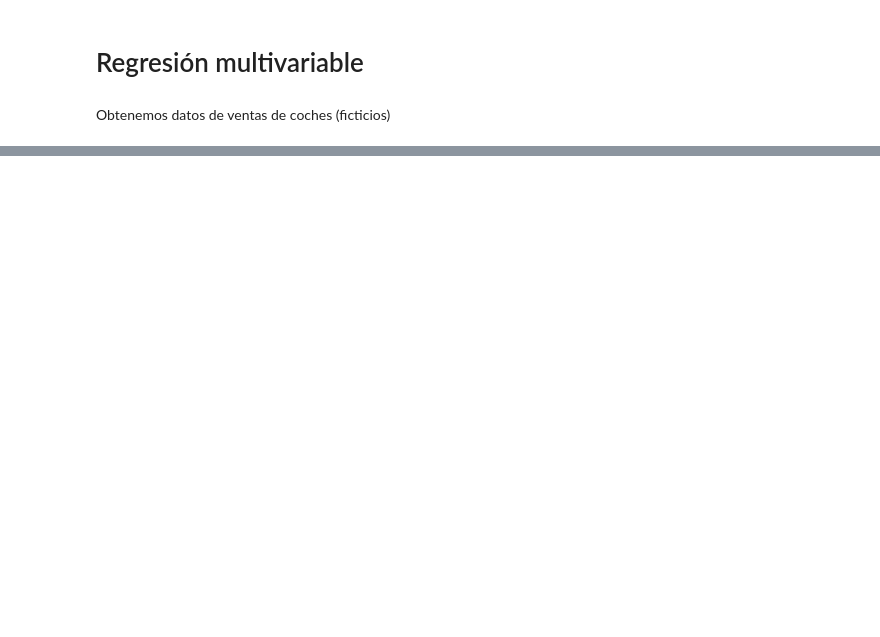
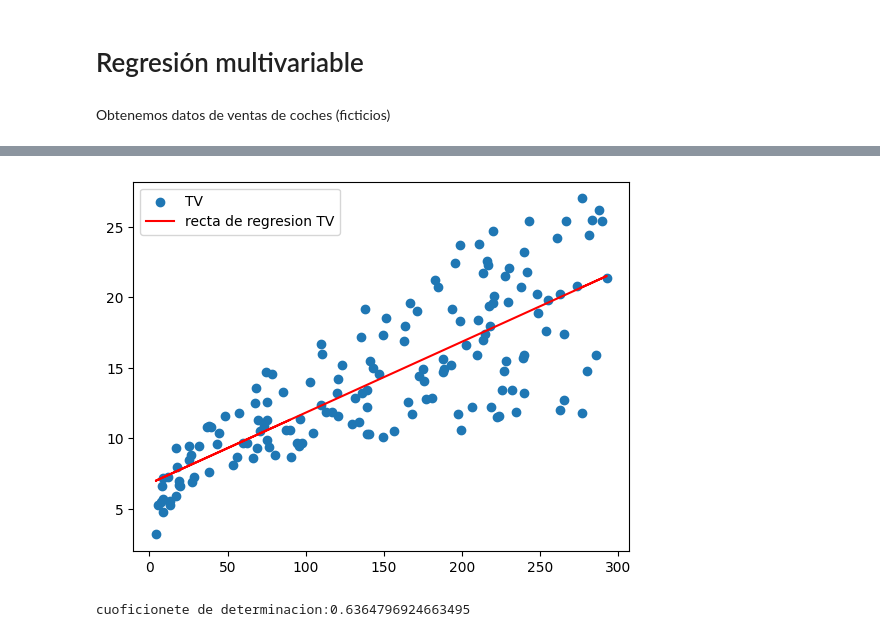
Before and after one commit to MarioAran/AI-con-python, a Jupyter notebook: modulo_4/act/regresión-multivariable.ipynb, the cells around one changed output, grey strips where cells are left out. Drawn from its saved outputs; the diff is of its cells as text; code cells hidden in the pictures; blank space fills up the shorter version.

Commit message:
new regresiona multivariable

```diff
--- a/modulo_4/act/regresión-multivariable.ipynb
+++ b/modulo_4/act/regresión-multivariable.ipynb
@@ -104,0 +48,10 @@ print(predicted)
+# %%
+
+lines = df['TV'].count()
+print(lines)
+value = lines * 0.8
+value2 = lines * 0.2
+train = df.sample(int(value))
+test = df.drop(train.index)
+#train.head()
+test.head()
@@ -104,0 +66,25 @@ print(predicted)
+# %%
+%matplotlib inline
+import matplotlib.pyplot as plt
+from sklearn.preprocessing import StandardScaler
+import statsmodels.api as sm
+from scipy import stats
+
+scale = StandardScaler()
+
+X = train[['TV', 'radio', 'newspaper']] # con doble corchete el resultado es otro DF
+X_scaled = scale.fit_transform(X)
+y = train[['sales']] #el resultado es una Serie
+X = sm.add_constant(X) #Añade una columna de 1nos para poder obtener B, la ordenada al origen
+slope, intercept, r_value, p_value, std_err = stats.linregress(X['TV'],y['sales'])
+slope, intercept, r_value, p_value, std_err = stats.linregress(X['TV'],y['sales'])
+
+plt.scatter(X['TV'],y['sales'],label = 'TV' )
+plt.plot(X['TV'] ,slope * X['TV'] + intercept, color="red",label='recta de regresion TV')
+plt.legend()
+plt.show()
+
+print(f"cuoficionete de determinacion:{r_value ** 2}")
+# %% [output]
+[figure, added]
+cuoficionete de determinacion:0.6364796924663495
```
Also changed, not shown: parts of 14 cells of this notebook.
